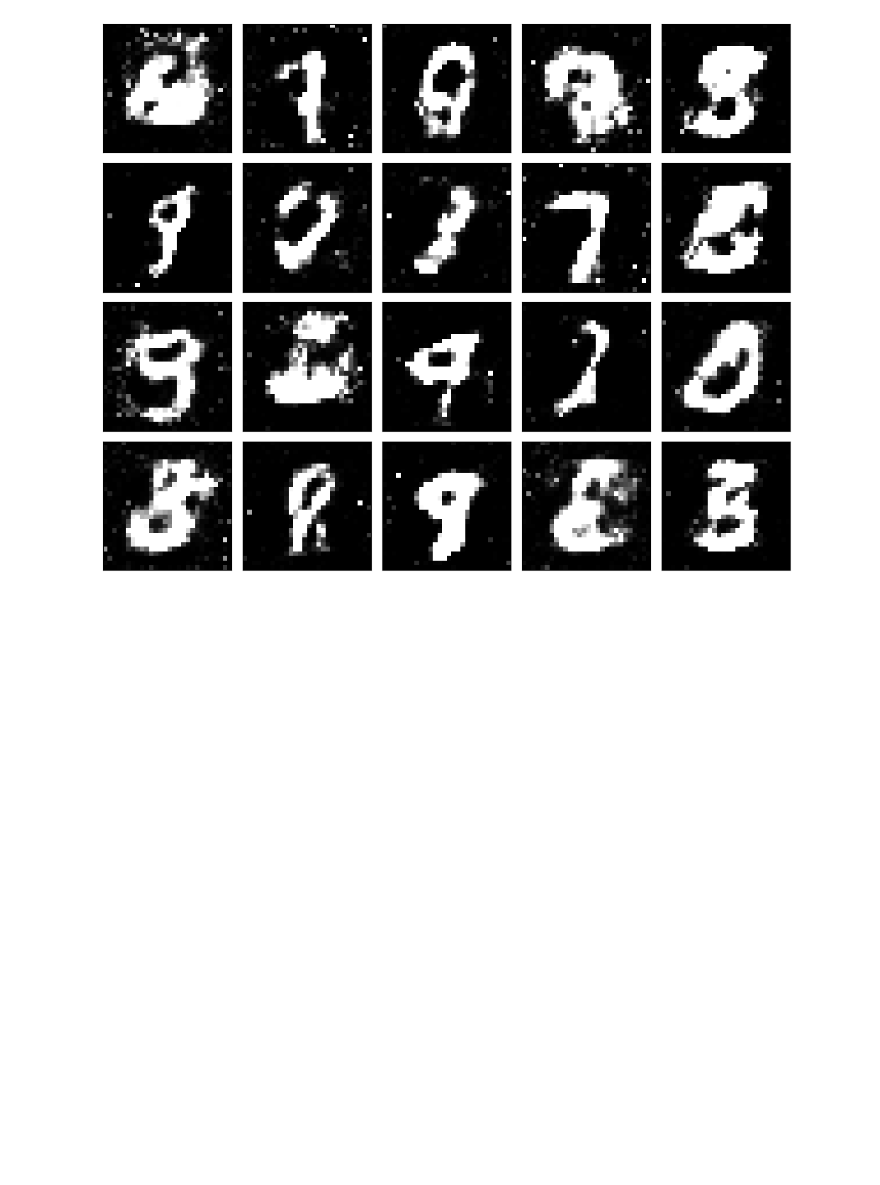
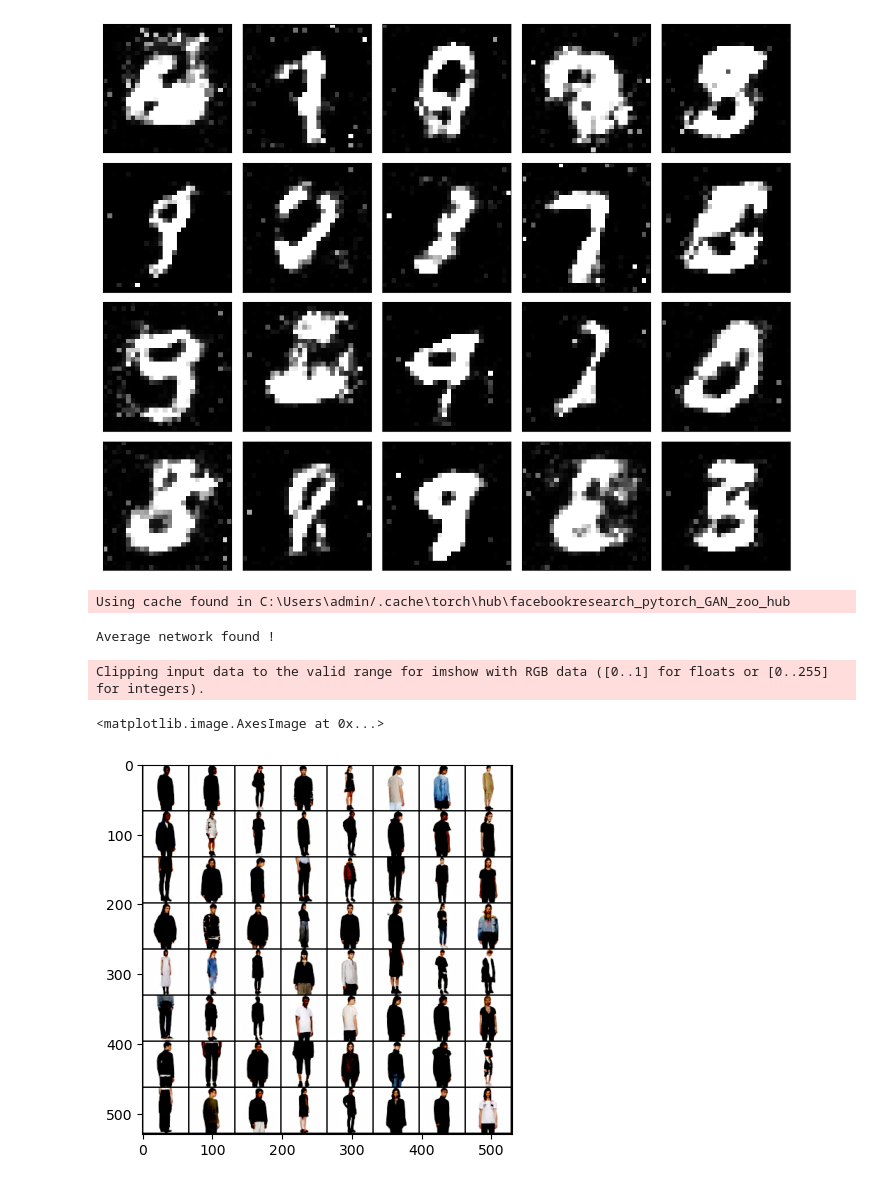
Before and after one commit to madqsheng/coolShare, a Jupyter notebook: code/generative_adversarial_networks_keras.ipynb, the cells around one changed output. Drawn from its saved outputs; the diff is of its cells as text; code cells hidden in the pictures; blank space fills up the shorter version.

```diff
--- a/code/generative_adversarial_networks_keras.ipynb
+++ b/code/generative_adversarial_networks_keras.ipynb
@@ -373,3 +373,25 @@ plt.show()
 # %% [output]
 1/1 [==============================] - 0s 34ms/step
 [figure]
+# %%
+import torch
+use_gpu = True if torch.cuda.is_available() else False
+
+model = torch.hub.load('facebookresearch/pytorch_GAN_zoo:hub', 'DCGAN', pretrained=True, useGPU=use_gpu)
+# %% [output]
+Using cache found in C:\Users\admin/.cache\torch\hub\facebookresearch_pytorch_GAN_zoo_hub
+Average network found !
+# %%
+num_images = 64
+noise, _ = model.buildNoiseData(num_images)
+with torch.no_grad():
+    generated_images = model.test(noise)
+
+# let's plot these images using torchvision and matplotlib
+import matplotlib.pyplot as plt
+import torchvision
+plt.imshow(torchvision.utils.make_grid(generated_images).permute(1, 2, 0).cpu().numpy())
+# %% [output]
+Clipping input data to the valid range for imshow with RGB data ([0..1] for floats or [0..255] for integers).
+<matplotlib.image.AxesImage at 0x...>
+[figure, added]
```
Also changed, not shown: 5 other files.
